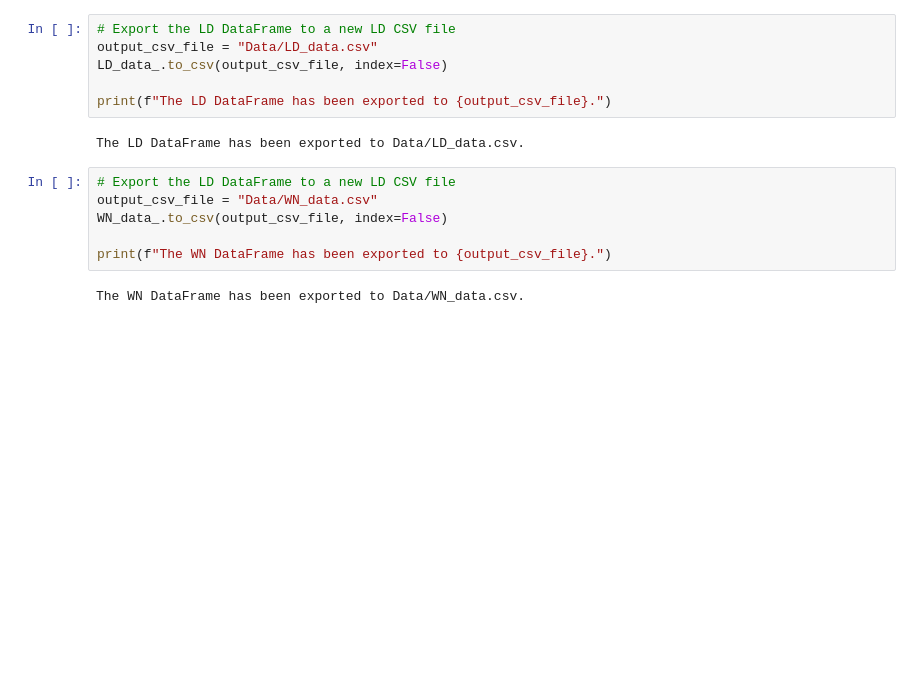
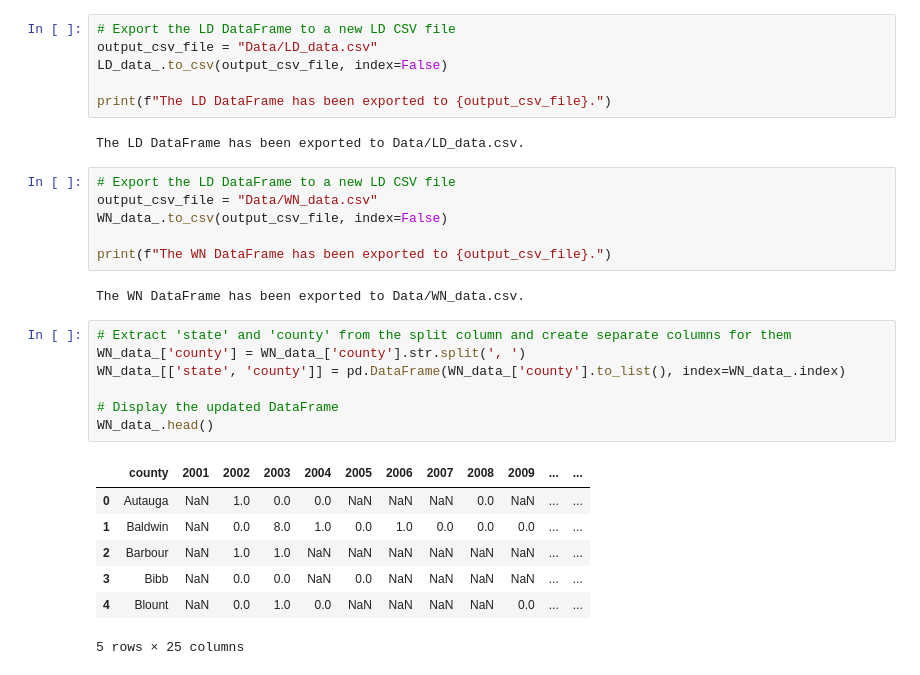
Before and after one commit to Evdawg/Project_3_Mosquito-borne_Diseases, a Jupyter notebook: Resources/dropping_column_1.ipynb, the cells around one changed output. Drawn from its saved outputs; the diff is of its cells as text; blank space fills up the shorter version.

```diff
--- a/Resources/dropping_column_1.ipynb
+++ b/Resources/dropping_column_1.ipynb
@@ -79,3 +99,18 @@ WN_data_.to_csv(output_csv_file, index=False)
 print(f"The WN DataFrame has been exported to {output_csv_file}.")
 # %% [output]
 The WN DataFrame has been exported to Data/WN_data.csv.
+# %%
+# Extract 'state' and 'county' from the split column and create separate columns for them
+WN_data_['county'] = WN_data_['county'].str.split(', ')
+WN_data_[['state', 'county']] = pd.DataFrame(WN_data_['county'].to_list(), index=WN_data_.index)
+
+# Display the updated DataFrame
+WN_data_.head()
+# %% [output]
+|  | county | 2001 | 2002 | 2003 | 2004 | 2005 | 2006 | 2007 | 2008 | 2009 | ... | ... |
+| 0 | Autauga | NaN | 1.0 | 0.0 | 0.0 | NaN | NaN | NaN | 0.0 | NaN | ... | ... |
+| 1 | Baldwin | NaN | 0.0 | 8.0 | 1.0 | 0.0 | 1.0 | 0.0 | 0.0 | 0.0 | ... | ... |
+| 2 | Barbour | NaN | 1.0 | 1.0 | NaN | NaN | NaN | NaN | NaN | NaN | ... | ... |
+| 3 | Bibb | NaN | 0.0 | 0.0 | NaN | 0.0 | NaN | NaN | NaN | NaN | ... | ... |
+| 4 | Blount | NaN | 0.0 | 1.0 | 0.0 | NaN | NaN | NaN | NaN | 0.0 | ... | ... |
+5 rows × 25 columns
```
Also changed, not shown: parts of 7 cells of this notebook, 4 other files.
